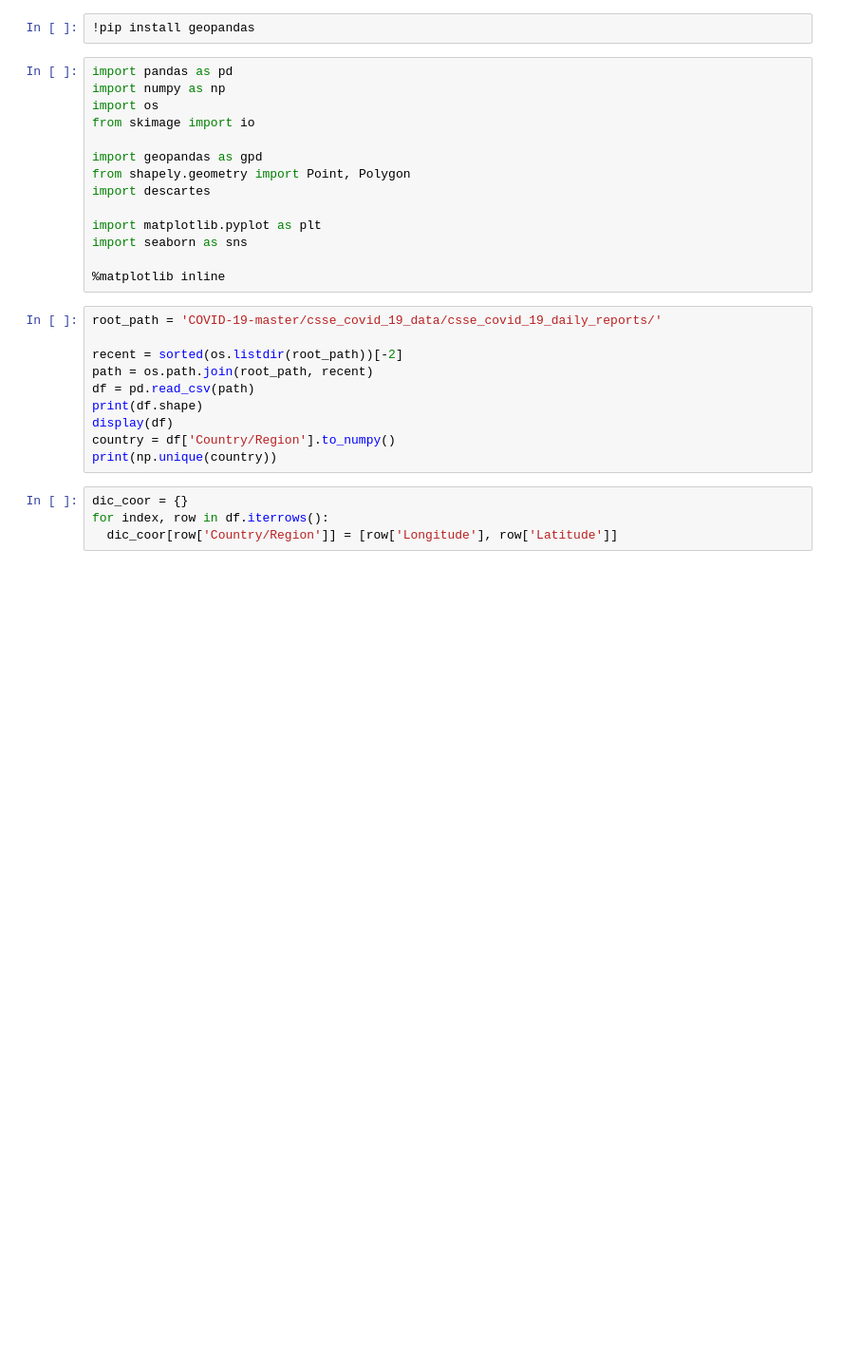
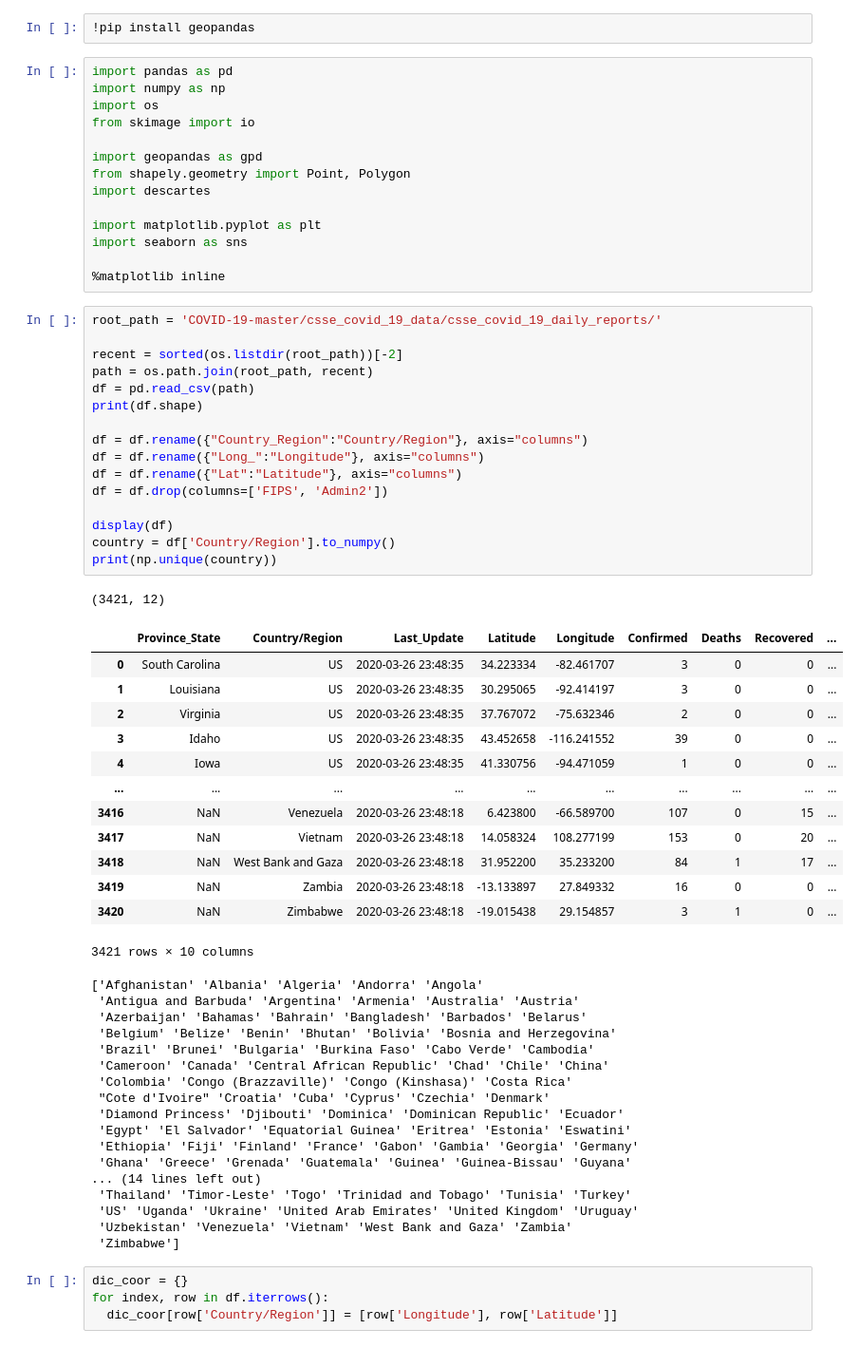
Before and after one commit to tassiovirginio/COVID-19, a Jupyter notebook: COVID_19_Mundial.ipynb, the cells around one changed output. Shown at 95% size. Saved outputs shown, nothing was run; the diff lists cells and outputs as text; blank space fills up the shorter version.

```diff
--- a/COVID_19_Mundial.ipynb
+++ b/COVID_19_Mundial.ipynb
@@ -20,13 +22,51 @@ import seaborn as sns
 # %%
 root_path = 'COVID-19-master/csse_covid_19_data/csse_covid_19_daily_reports/'
 
 recent = sorted(os.listdir(root_path))[-2]
 path = os.path.join(root_path, recent)
 df = pd.read_csv(path)
 print(df.shape)
+
+df = df.rename({"Country_Region":"Country/Region"}, axis="columns")
+df = df.rename({"Long_":"Longitude"}, axis="columns")
+df = df.rename({"Lat":"Latitude"}, axis="columns")
+df = df.drop(columns=['FIPS', 'Admin2'])
+
 display(df)
 country = df['Country/Region'].to_numpy()
 print(np.unique(country))
+# %% [output]
+(3421, 12)
+|  | Province_State | Country/Region | Last_Update | Latitude | Longitude | Confirmed | Deaths | Recovered | ... |
+| 0 | South Carolina | US | 2020-03-26 23:48:35 | 34.223334 | -82.461707 | 3 | 0 | 0 | ... |
+| 1 | Louisiana | US | 2020-03-26 23:48:35 | 30.295065 | -92.414197 | 3 | 0 | 0 | ... |
+| 2 | Virginia | US | 2020-03-26 23:48:35 | 37.767072 | -75.632346 | 2 | 0 | 0 | ... |
+| 3 | Idaho | US | 2020-03-26 23:48:35 | 43.452658 | -116.241552 | 39 | 0 | 0 | ... |
+| 4 | Iowa | US | 2020-03-26 23:48:35 | 41.330756 | -94.471059 | 1 | 0 | 0 | ... |
+| ... | ... | ... | ... | ... | ... | ... | ... | ... | ... |
+| 3416 | NaN | Venezuela | 2020-03-26 23:48:18 | 6.423800 | -66.589700 | 107 | 0 | 15 | ... |
+| 3417 | NaN | Vietnam | 2020-03-26 23:48:18 | 14.058324 | 108.277199 | 153 | 0 | 20 | ... |
+| 3418 | NaN | West Bank and Gaza | 2020-03-26 23:48:18 | 31.952200 | 35.233200 | 84 | 1 | 17 | ... |
+| 3419 | NaN | Zambia | 2020-03-26 23:48:18 | -13.133897 | 27.849332 | 16 | 0 | 0 | ... |
+| 3420 | NaN | Zimbabwe | 2020-03-26 23:48:18 | -19.015438 | 29.154857 | 3 | 1 | 0 | ... |
+3421 rows × 10 columns
+['Afghanistan' 'Albania' 'Algeria' 'Andorra' 'Angola'
+ 'Antigua and Barbuda' 'Argentina' 'Armenia' 'Australia' 'Austria'
+ 'Azerbaijan' 'Bahamas' 'Bahrain' 'Bangladesh' 'Barbados' 'Belarus'
+ 'Belgium' 'Belize' 'Benin' 'Bhutan' 'Bolivia' 'Bosnia and Herzegovina'
+ 'Brazil' 'Brunei' 'Bulgaria' 'Burkina Faso' 'Cabo Verde' 'Cambodia'
+ 'Cameroon' 'Canada' 'Central African Republic' 'Chad' 'Chile' 'China'
+ 'Colombia' 'Congo (Brazzaville)' 'Congo (Kinshasa)' 'Costa Rica'
+ "Cote d'Ivoire" 'Croatia' 'Cuba' 'Cyprus' 'Czechia' 'Denmark'
+ 'Diamond Princess' 'Djibouti' 'Dominica' 'Dominican Republic' 'Ecuador'
+ 'Egypt' 'El Salvador' 'Equatorial Guinea' 'Eritrea' 'Estonia' 'Eswatini'
+ 'Ethiopia' 'Fiji' 'Finland' 'France' 'Gabon' 'Gambia' 'Georgia' 'Germany'
+ 'Ghana' 'Greece' 'Grenada' 'Guatemala' 'Guinea' 'Guinea-Bissau' 'Guyana'
+... (14 lines left out)
+ 'Thailand' 'Timor-Leste' 'Togo' 'Trinidad and Tobago' 'Tunisia' 'Turkey'
+ 'US' 'Uganda' 'Ukraine' 'United Arab Emirates' 'United Kingdom' 'Uruguay'
+ 'Uzbekistan' 'Venezuela' 'Vietnam' 'West Bank and Gaza' 'Zambia'
+ 'Zimbabwe']
 # %%
 dic_coor = {}
 for index, row in df.iterrows():
```
Also changed, not shown: parts of 4 cells of this notebook, 3 other files.
